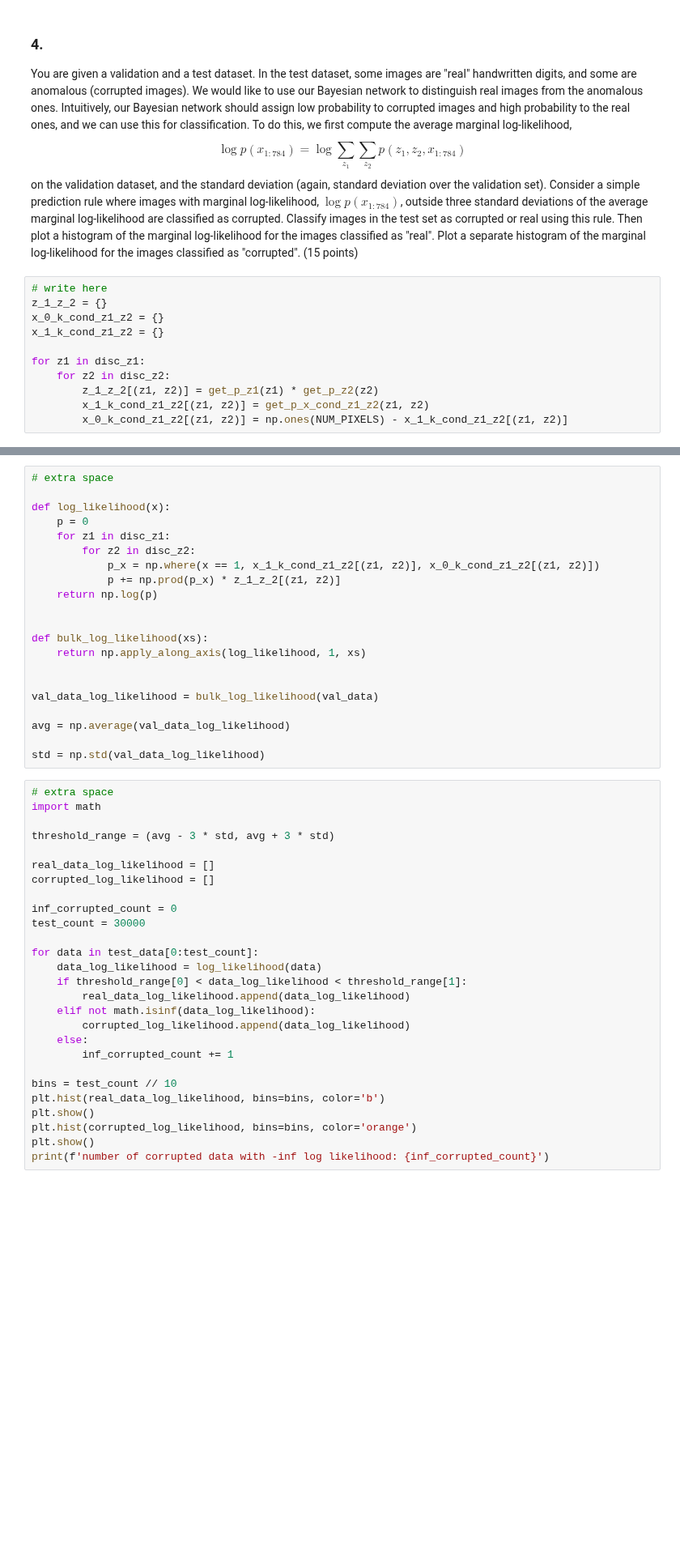
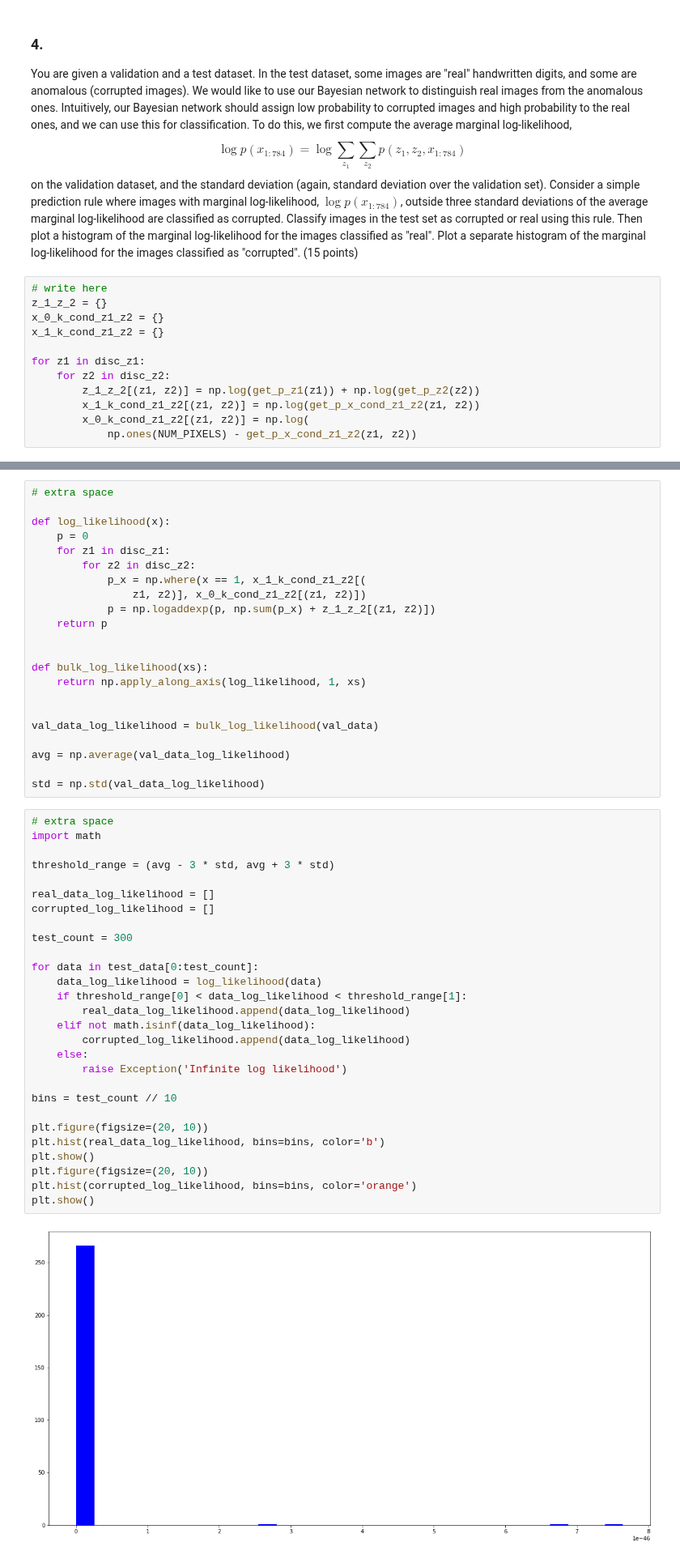
Before and after one commit to Parsa2820/ai-projects, a Jupyter notebook: projects/3/Practical/questions.ipynb, the cells around one changed output, grey strips where cells are left out. Shown at 81% size. Drawn from its saved outputs; the diff is of its cells as text; blank space fills up the shorter version.

```diff
--- a/projects/3/Practical/questions.ipynb
+++ b/projects/3/Practical/questions.ipynb
@@ -256,6 +255,7 @@ x_1_k_cond_z1_z2 = {}
 
 for z1 in disc_z1:
     for z2 in disc_z2:
-        z_1_z_2[(z1, z2)] = get_p_z1(z1) * get_p_z2(z2)
-        x_1_k_cond_z1_z2[(z1, z2)] = get_p_x_cond_z1_z2(z1, z2)
-        x_0_k_cond_z1_z2[(z1, z2)] = np.ones(NUM_PIXELS) - x_1_k_cond_z1_z2[(z1, z2)]
+        z_1_z_2[(z1, z2)] = np.log(get_p_z1(z1)) + np.log(get_p_z2(z2))
+        x_1_k_cond_z1_z2[(z1, z2)] = np.log(get_p_x_cond_z1_z2(z1, z2))
+        x_0_k_cond_z1_z2[(z1, z2)] = np.log(
+            np.ones(NUM_PIXELS) - get_p_x_cond_z1_z2(z1, z2))
@@ -270,9 +266,10 @@ def log_likelihood(x):
     p = 0
     for z1 in disc_z1:
         for z2 in disc_z2:
-            p_x = np.where(x == 1, x_1_k_cond_z1_z2[(z1, z2)], x_0_k_cond_z1_z2[(z1, z2)])
-            p += np.prod(p_x) * z_1_z_2[(z1, z2)]
-    return np.log(p)
+            p_x = np.where(x == 1, x_1_k_cond_z1_z2[(
+                z1, z2)], x_0_k_cond_z1_z2[(z1, z2)])
+            p = np.logaddexp(p, np.sum(p_x) + z_1_z_2[(z1, z2)])
+    return p
 
 
 def bulk_log_likelihood(xs):
@@ -287,28 +284,30 @@ std = np.std(val_data_log_likelihood)
 # %%
 # extra space
 import math
 
 threshold_range = (avg - 3 * std, avg + 3 * std)
 
 real_data_log_likelihood = []
 corrupted_log_likelihood = []
 
-inf_corrupted_count = 0
-test_count = 30000
+test_count = 300
 
 for data in test_data[0:test_count]:
     data_log_likelihood = log_likelihood(data)
     if threshold_range[0] < data_log_likelihood < threshold_range[1]:
         real_data_log_likelihood.append(data_log_likelihood)
     elif not math.isinf(data_log_likelihood):
         corrupted_log_likelihood.append(data_log_likelihood)
     else:
-        inf_corrupted_count += 1
+        raise Exception('Infinite log likelihood')
 
 bins = test_count // 10
+
+plt.figure(figsize=(20, 10))
 plt.hist(real_data_log_likelihood, bins=bins, color='b')
 plt.show()
+plt.figure(figsize=(20, 10))
 plt.hist(corrupted_log_likelihood, bins=bins, color='orange')
 plt.show()
-print(f'number of corrupted data with -inf log likelihood: {inf_corrupted_count}')
 # %% [output]
+[figure, new version]
```
Also changed, not shown: parts of 19 cells of this notebook.
